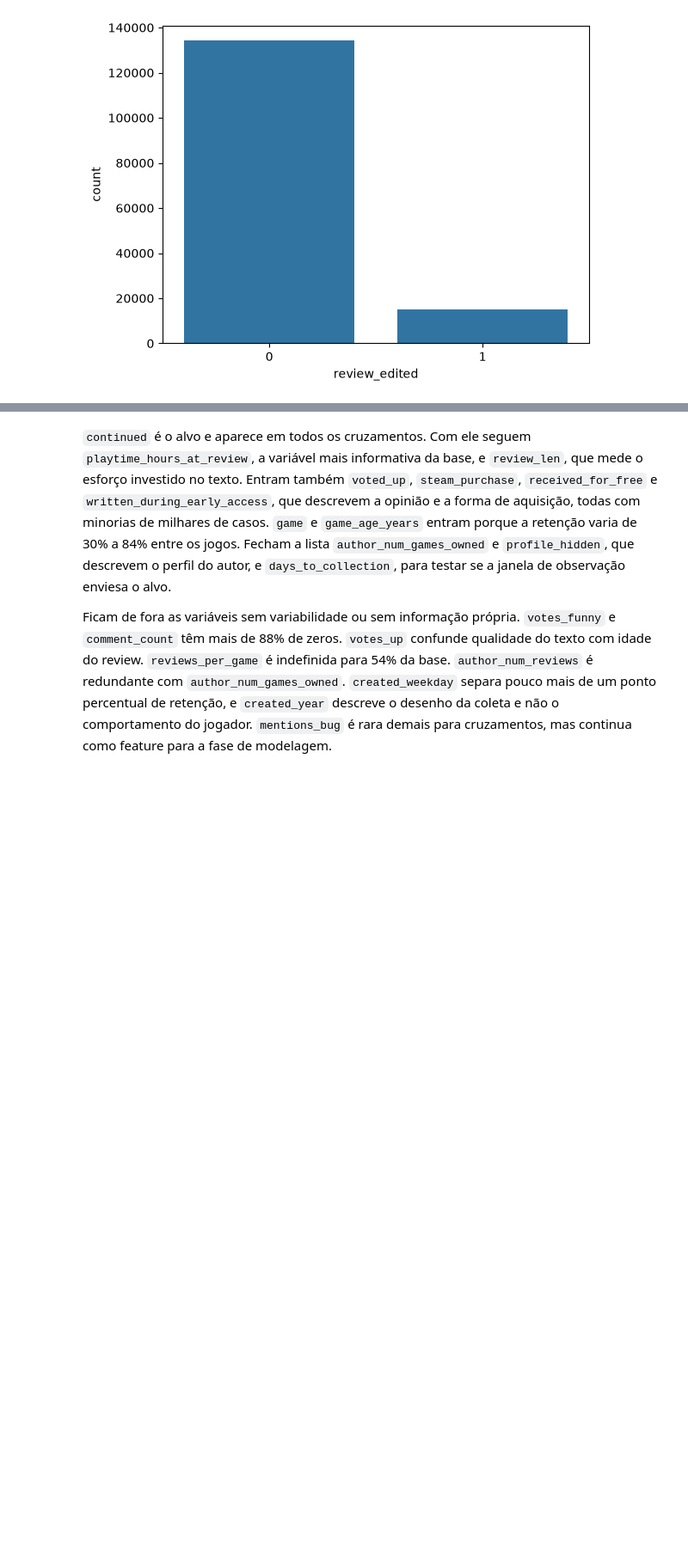
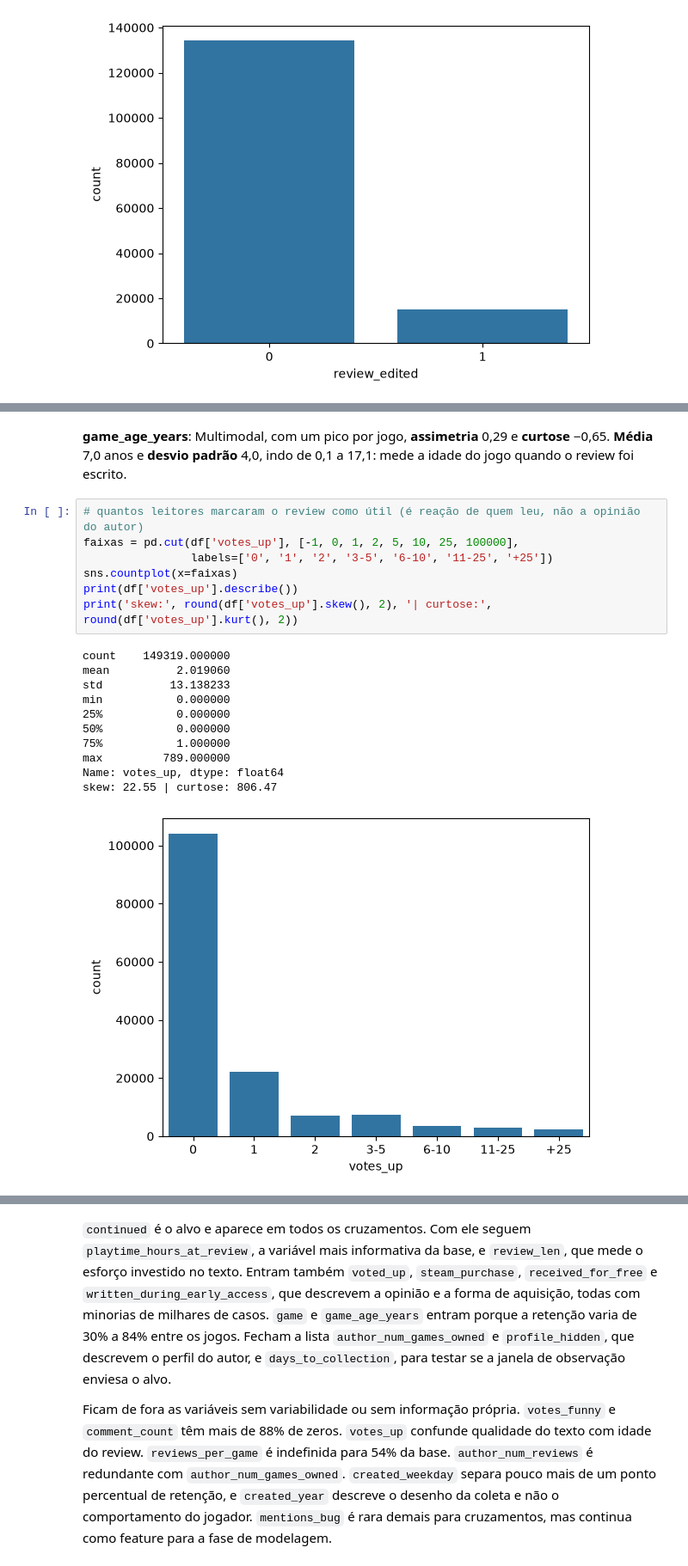
Before and after one commit to larissa04alves/steam-review-retention, a Jupyter notebook: tde-data-science-parte01.ipynb, the cells around one changed output, grey strips where cells are left out. Shown at 86% size. Saved outputs shown, nothing was run; the diff lists cells and outputs as text; blank space fills up the shorter version.

```diff
--- a/tde-data-science-parte01.ipynb
+++ b/tde-data-science-parte01.ipynb
@@ -656,0 +695,21 @@ skew: 0.29 | curtose: -0.65
+# %% [markdown]
+**game_age_years**: Multimodal, com um pico por jogo, **assimetria** 0,29 e **curtose** −0,65. **Média** 7,0 anos e **desvio padrão** 4,0, indo de 0,1 a 17,1: mede a idade do jogo quando o review foi escrito.
+# %%
+# quantos leitores marcaram o review como útil (é reação de quem leu, não a opinião do autor)
+faixas = pd.cut(df['votes_up'], [-1, 0, 1, 2, 5, 10, 25, 100000],
+                labels=['0', '1', '2', '3-5', '6-10', '11-25', '+25'])
+sns.countplot(x=faixas)
+print(df['votes_up'].describe())
+print('skew:', round(df['votes_up'].skew(), 2), '| curtose:', round(df['votes_up'].kurt(), 2))
+# %% [output]
+count    149319.000000
+mean          2.019060
+std          13.138233
+min           0.000000
+25%           0.000000
+50%           0.000000
+75%           1.000000
+max         789.000000
+Name: votes_up, dtype: float64
+skew: 22.55 | curtose: 806.47
+[figure, added]
```
Also changed, not shown: parts of 27 cells of this notebook.
